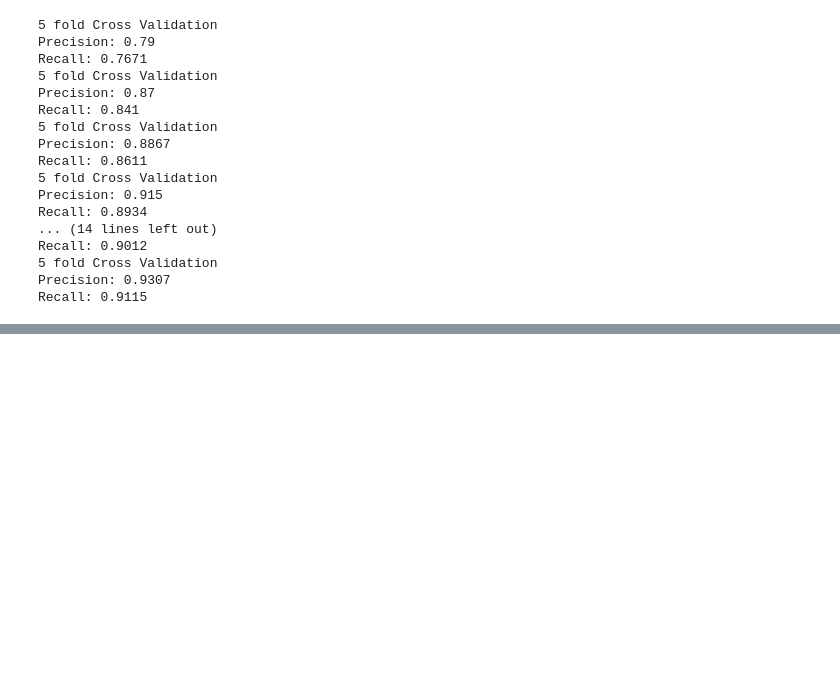
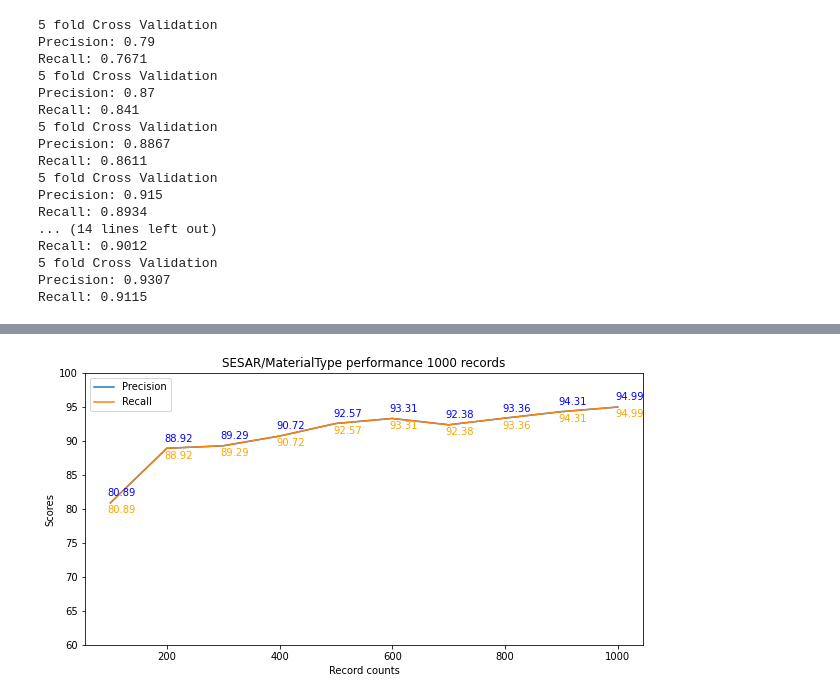
Before and after one commit to isamplesorg/vocabulary_learning, a Jupyter notebook: python/crossValidation.ipynb, the cells around one changed output, grey strips where cells are left out. Saved outputs shown, nothing was run; the diff lists cells and outputs as text; code cells hidden in the pictures; blank space fills up the shorter version.

Commit message:
add other collection

```diff
--- a/python/crossValidation.ipynb
+++ b/python/crossValidation.ipynb
@@ -131,0 +135,4 @@ Recall: 0.9918
+# %%
+#SESAR material type
+SESAR_materialType = pd.read_csv('../Collections_data/cleanedSESAR_materialType.txt', header= None)
+SESAR_materialType_result = diffSizeCV(SESAR_materialType, 1, 20, 100, 5, 1)
@@ -131,0 +157,4 @@ Recall: 0.9918
+# %%
+drawGraph(SESAR_materialType_result, 'SESAR/MaterialType', len(SESAR_materialType), [60, 100])
+# %% [output]
+[figure, added]
```
Also changed, not shown: parts of 7 cells of this notebook.
